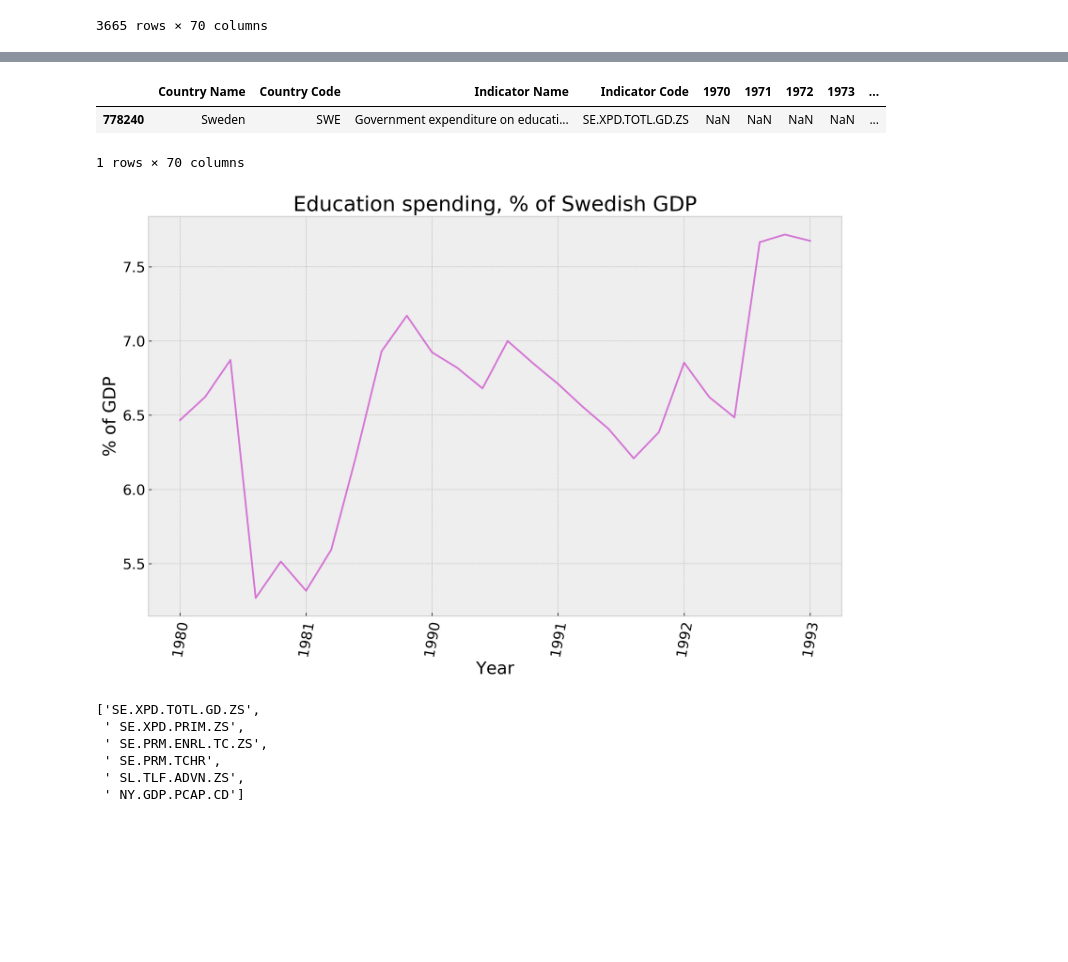
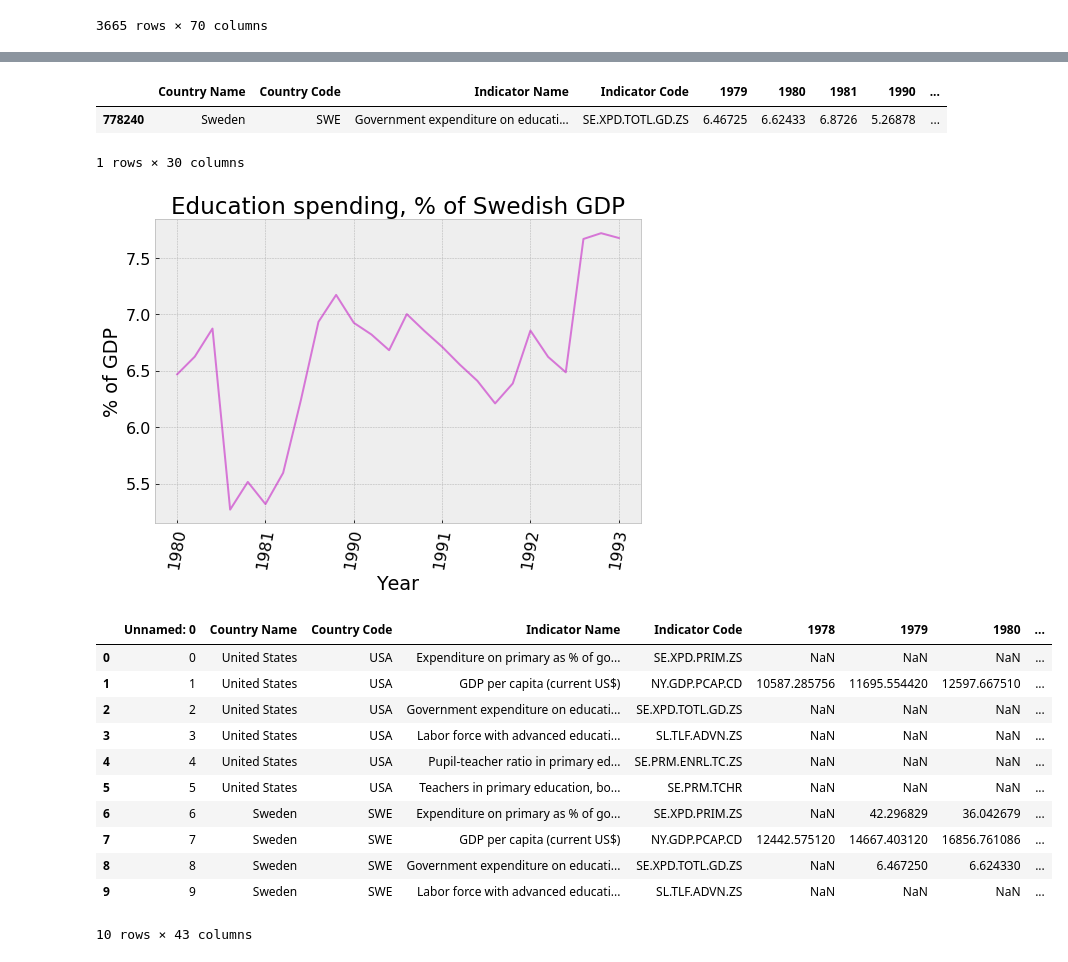
Before and after one commit to csulfrian/capstone-1, a Jupyter notebook: notebooks/preliminary-eda.ipynb, the cells around one changed output, grey strips where cells are left out. Drawn from its saved outputs; the diff is of its cells as text; code cells hidden in the pictures; blank space fills up the shorter version.

```diff
--- a/notebooks/preliminary-eda.ipynb
+++ b/notebooks/preliminary-eda.ipynb
@@ -118,16 +151,16 @@ swe
 # %%
-swe_per_gdp = swe[swe['Indicator Code'] == 'SE.XPD.TOTL.GD.ZS']
+swe_per_gdp = swe_clean[swe_clean['Indicator Code'] == 'SE.XPD.TOTL.GD.ZS'].dropna(axis=1)
 swe_per_gdp
 # %% [output]
-|  | Country Name | Country Code | Indicator Name | Indicator Code | 1970 | 1971 | 1972 | 1973 | ... |
-| 778240 | Sweden | SWE | Government expenditure on educati... | SE.XPD.TOTL.GD.ZS | NaN | NaN | NaN | NaN | ... |
+|  | Country Name | Country Code | Indicator Name | Indicator Code | 1979 | 1980 | 1981 | 1990 | ... |
+| 778240 | Sweden | SWE | Government expenditure on educati... | SE.XPD.TOTL.GD.ZS | 6.46725 | 6.62433 | 6.8726 | 5.26878 | ... |
-1 rows × 70 columns
+1 rows × 30 columns
 # %%
 b = swe_per_gdp.drop(['Country Name', 'Country Code', 'Indicator Name', 'Indicator Code'], axis=1).dropna(axis=1)
 years_b = list(b[::-1])
 b = b.values.flatten()
 # %%
-fig, ax = plt.subplots(figsize=(12, 8), dpi=300)
+fig, ax = plt.subplots(figsize=(8, 6), dpi=72)
 
 ax.plot(b, color='m', alpha=0.5, label='Sweden')
 ax.set_xlabel('Year')
@@ -138,4 +171,4 @@ plt.tight_layout()
 plt.savefig('../images/swe-spend-gdp.png')
 plt.show()
 # %% [output]
-[figure, old version]
+[figure, new version]
@@ -149,9 +175,17 @@ codes = data[0]
-# %%
-codes
-# %% [output]
-['SE.XPD.TOTL.GD.ZS',
- ' SE.XPD.PRIM.ZS',
- ' SE.PRM.ENRL.TC.ZS',
- ' SE.PRM.TCHR',
- ' SL.TLF.ADVN.ZS',
- ' NY.GDP.PCAP.CD']
+# %%
+final_df = pd.read_csv('../data/processed/EdStatsAggregated.csv')
+# %%
+final_df.head(10)
+# %% [output]
+|  | Unnamed: 0 | Country Name | Country Code | Indicator Name | Indicator Code | 1978 | 1979 | 1980 | ... |
+| 0 | 0 | United States | USA | Expenditure on primary as % of go... | SE.XPD.PRIM.ZS | NaN | NaN | NaN | ... |
+| 1 | 1 | United States | USA | GDP per capita (current US$) | NY.GDP.PCAP.CD | 10587.285756 | 11695.554420 | 12597.667510 | ... |
+| 2 | 2 | United States | USA | Government expenditure on educati... | SE.XPD.TOTL.GD.ZS | NaN | NaN | NaN | ... |
+| 3 | 3 | United States | USA | Labor force with advanced educati... | SL.TLF.ADVN.ZS | NaN | NaN | NaN | ... |
+| 4 | 4 | United States | USA | Pupil-teacher ratio in primary ed... | SE.PRM.ENRL.TC.ZS | NaN | NaN | NaN | ... |
+| 5 | 5 | United States | USA | Teachers in primary education, bo... | SE.PRM.TCHR | NaN | NaN | NaN | ... |
+| 6 | 6 | Sweden | SWE | Expenditure on primary as % of go... | SE.XPD.PRIM.ZS | NaN | 42.296829 | 36.042679 | ... |
+| 7 | 7 | Sweden | SWE | GDP per capita (current US$) | NY.GDP.PCAP.CD | 12442.575120 | 14667.403120 | 16856.761086 | ... |
+| 8 | 8 | Sweden | SWE | Government expenditure on educati... | SE.XPD.TOTL.GD.ZS | NaN | 6.467250 | 6.624330 | ... |
+| 9 | 9 | Sweden | SWE | Labor force with advanced educati... | SL.TLF.ADVN.ZS | NaN | NaN | NaN | ... |
+10 rows × 43 columns
```
Also changed, not shown: parts of 9 cells of this notebook, 38 other files.
